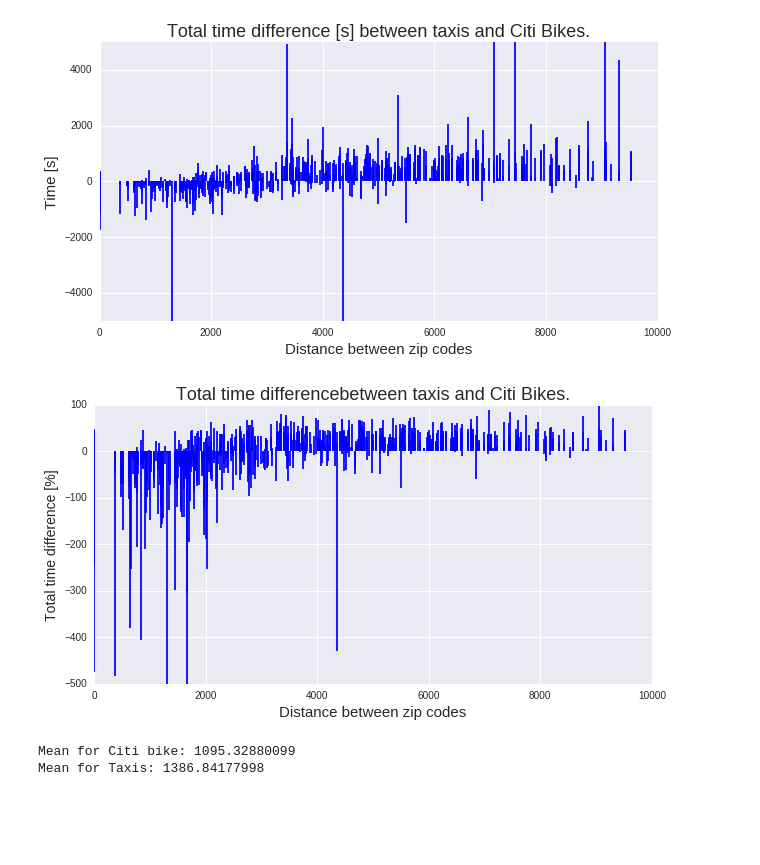
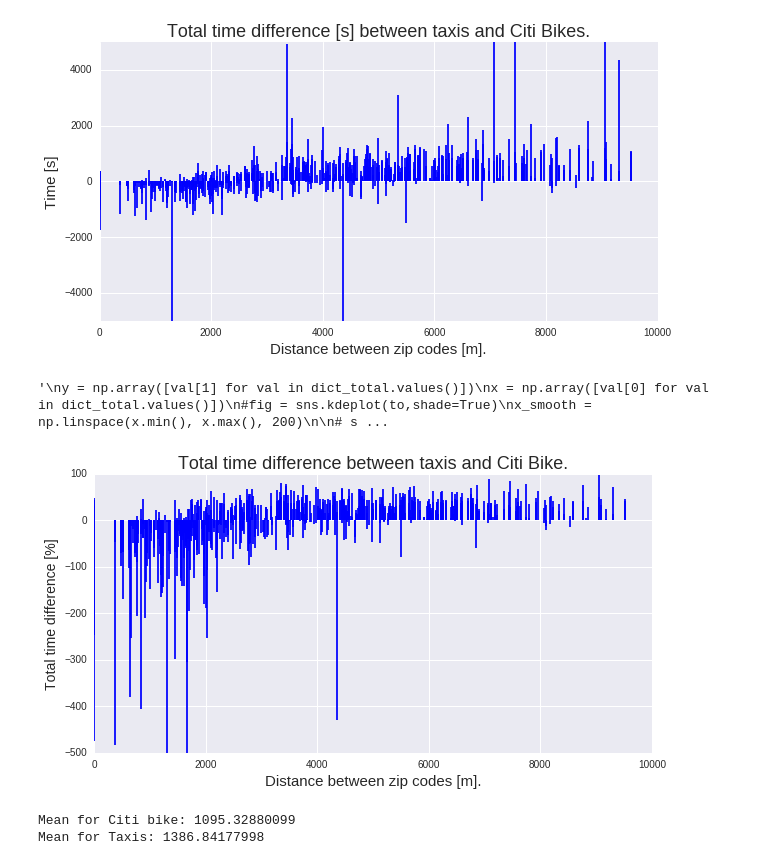
Before and after one commit to sarangof/Citibike-vs-taxis-NYC, a Jupyter notebook: resultsVisualization.ipynb, the cells around one changed output. Drawn from its saved outputs; the diff is of its cells as text; code cells hidden in the pictures; blank space fills up the shorter version.

```diff
--- a/resultsVisualization.ipynb
+++ b/resultsVisualization.ipynb
@@ -77,24 +79,44 @@ for item in pairs[:-1]:
     mode_list.append(mode)
 # %%
 plt.figure(figsize=(10,5))
-plt.vlines([val[1] for val in dict_total.values()], [0],[val[0] for val in dict_total.values()],color='blue')
+plt.vlines([val[1] for val in dict_total.values()], [10],[val[0] for val in dict_total.values()],color='blue')
 plt.ylim(-5000, 5000)
 plt.title("Total time difference [s] between taxis and Citi Bikes.",fontsize=18)
-plt.xlabel("Distance between zip codes",fontsize=15)
+plt.xlabel("Distance between zip codes [m].",fontsize=15)
 plt.ylabel("Time [s]",fontsize=15)
 savefig('./plots/Total.png')
 # %% [output]
-[figure, old version]
+[figure, new version]
+# %%
+from scipy import interpolate
+from scipy import ndimage
+"""
+y = np.array([val[1] for val in dict_total.values()])
+x = np.array([val[0] for val in dict_total.values()])
+#fig = sns.kdeplot(to,shade=True)
+x_smooth = np.linspace(x.min(), x.max(), 200)
+
+# spline - always goes through all the data points x/y
+#y_spline = interpolate.spline(x, y, x_smooth)
+y_1D = interpolate.interp1d(x, y)
+
+
+plt.scatter(x,y)
+"""
+#plt.xticks([val[0] for val in dict_total.values()])
+#fig = sns.kdeplot(cjjardim, shade=True, color=c2,cut =0, clip=(0,2000))
+# %% [output]
+'\ny = np.array([val[1] for val in dict_total.values()])\nx = np.array([val[0] for val in dict_total.values()])\n#fig = sns.kdeplot(to,shade=True)\nx_smooth = np.linspace(x.min(), x.max(), 200)\n\n# s ...
 # %%
 plt.figure(figsize=(10,5))
 plt.vlines([val[1] for val in dict_total.values()], [0],[val[4] for val in dict_total.values()],color='blue')
 plt.ylim(-500, 100)
-plt.xlabel("Distance between zip codes",fontsize=15)
+plt.xlabel("Distance between zip codes [m].",fontsize=15)
 plt.ylabel("Total time difference [%]",fontsize=14)
-plt.title("Total time differencebetween taxis and Citi Bikes.",fontsize=18)
+plt.title("Total time difference between taxis and Citi Bike.",fontsize=18)
 savefig('./plots/Total_percentage.png')
 # %% [output]
-[figure, old version]
+[figure, new version]
 # %%
 Total_trips = pd.DataFrame({"Citi Bike": [val[2] for val in dict_total.values()], "Taxi":[val[3] for val in dict_total.values()]},columns=["Citi Bike","Taxi"])
 
```
Also changed, not shown: parts of 13 cells of this notebook, 2 other files.
